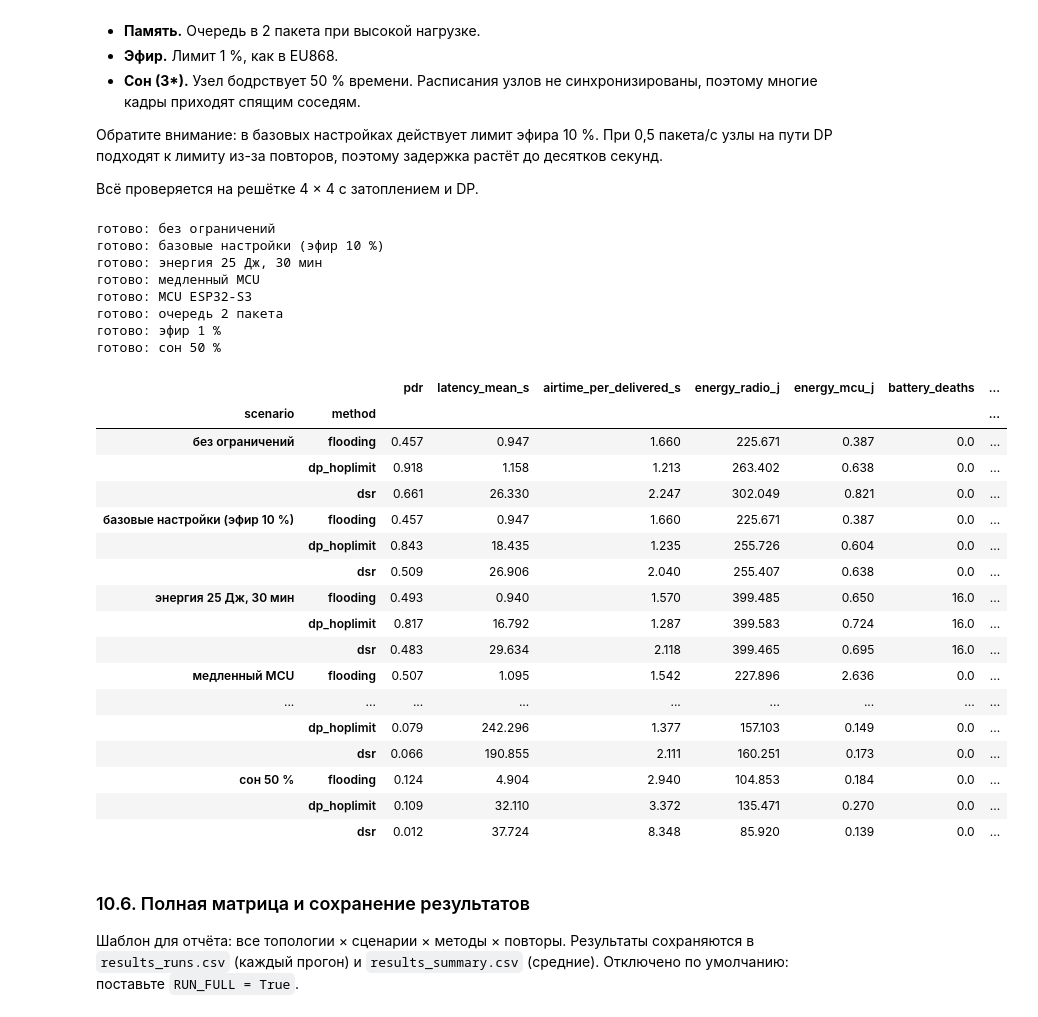
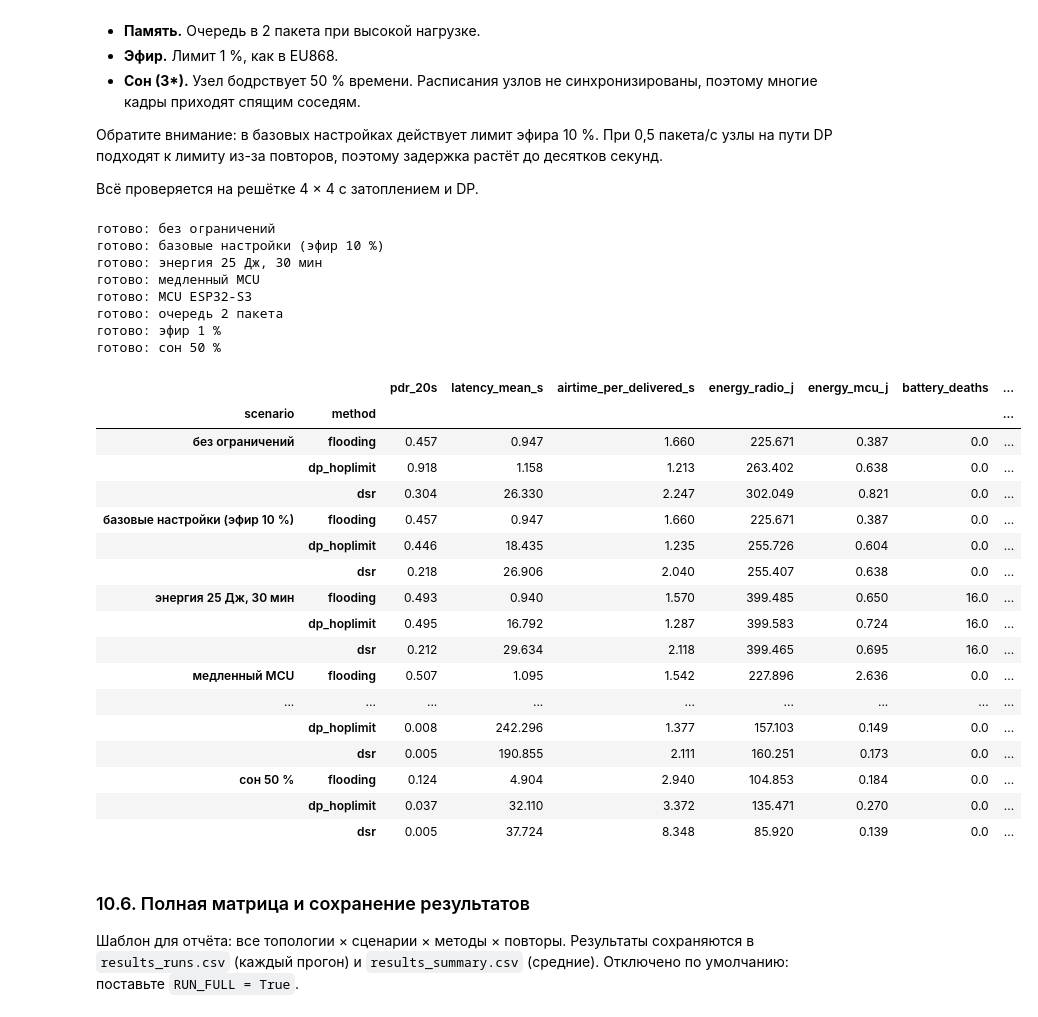
Before and after one commit to algocamp-mesh/mesh-routing-optimization, a Jupyter notebook: mesh_routing_simulation.ipynb, the cells around one changed output. Saved outputs shown, nothing was run; the diff lists cells and outputs as text; code cells hidden in the pictures.

```diff
--- a/mesh_routing_simulation.ipynb
+++ b/mesh_routing_simulation.ipynb
@@ -1874,47 +1875,47 @@ df_mob.groupby(["scenario", "method"])[fail_cols].mean().round(1)
 # %%
 base = dict(topology="grid4x4", traffic=TrafficConfig(rate_pps=0.5))
 scs_lim = [
     Scenario("без ограничений", node_cfg=NodeConfig(duty_cycle_limit=1.0), **base),
     Scenario("базовые настройки (эфир 10 %)", **base),
     Scenario("энергия 25 Дж, 30 мин", sim_time_s=1800, node_cfg=NodeConfig(battery_j=25), **base),
     Scenario("медленный MCU", node_cfg=NodeConfig(mcu=MCU_PRESETS["slow_mcu"]), **base),
     Scenario("MCU ESP32-S3", node_cfg=NodeConfig(mcu=MCU_PRESETS["ESP32-S3"]), **base),
     Scenario("очередь 2 пакета", node_cfg=NodeConfig(queue_capacity=2), **base),
     Scenario("эфир 1 %", node_cfg=NodeConfig(duty_cycle_limit=0.01), **base),
     Scenario("сон 50 %", node_cfg=NodeConfig(sleep_enabled=True, awake_fraction=0.5), **base),
 ]
 df_lim = run_matrix(scs_lim, methods=("flooding", "dp_hoplimit","dsr"), seeds=range(1, 4))
-cols = ["pdr", "latency_mean_s", "airtime_per_delivered_s", "energy_radio_j", "energy_mcu_j",
+cols = ["pdr_20s", "latency_mean_s", "airtime_per_delivered_s", "energy_radio_j", "energy_mcu_j",
         "battery_deaths", "duty_cycle_deferrals", "mcu_util_max", "mcu_waits"]
 fail_cols = [c for c in df_lim.columns if c.startswith("fail_")]
 df_lim.groupby(["scenario", "method"], sort=False)[cols + fail_cols].mean().round(3)
 # %% [output]
 готово: без ограничений
 готово: базовые настройки (эфир 10 %)
 готово: энергия 25 Дж, 30 мин
 готово: медленный MCU
 готово: MCU ESP32-S3
 готово: очередь 2 пакета
 готово: эфир 1 %
 готово: сон 50 %
-|  |  | pdr | latency_mean_s | airtime_per_delivered_s | energy_radio_j | energy_mcu_j | battery_deaths | ... |
+|  |  | pdr_20s | latency_mean_s | airtime_per_delivered_s | energy_radio_j | energy_mcu_j | battery_deaths | ... |
 | scenario | method |  |  |  |  |  |  | ... |
 | без ограничений | flooding | 0.457 | 0.947 | 1.660 | 225.671 | 0.387 | 0.0 | ... |
 |  | dp_hoplimit | 0.918 | 1.158 | 1.213 | 263.402 | 0.638 | 0.0 | ... |
-|  | dsr | 0.661 | 26.330 | 2.247 | 302.049 | 0.821 | 0.0 | ... |
+|  | dsr | 0.304 | 26.330 | 2.247 | 302.049 | 0.821 | 0.0 | ... |
 | базовые настройки (эфир 10 %) | flooding | 0.457 | 0.947 | 1.660 | 225.671 | 0.387 | 0.0 | ... |
-|  | dp_hoplimit | 0.843 | 18.435 | 1.235 | 255.726 | 0.604 | 0.0 | ... |
-|  | dsr | 0.509 | 26.906 | 2.040 | 255.407 | 0.638 | 0.0 | ... |
+|  | dp_hoplimit | 0.446 | 18.435 | 1.235 | 255.726 | 0.604 | 0.0 | ... |
+|  | dsr | 0.218 | 26.906 | 2.040 | 255.407 | 0.638 | 0.0 | ... |
 | энергия 25 Дж, 30 мин | flooding | 0.493 | 0.940 | 1.570 | 399.485 | 0.650 | 16.0 | ... |
-|  | dp_hoplimit | 0.817 | 16.792 | 1.287 | 399.583 | 0.724 | 16.0 | ... |
-|  | dsr | 0.483 | 29.634 | 2.118 | 399.465 | 0.695 | 16.0 | ... |
+|  | dp_hoplimit | 0.495 | 16.792 | 1.287 | 399.583 | 0.724 | 16.0 | ... |
+|  | dsr | 0.212 | 29.634 | 2.118 | 399.465 | 0.695 | 16.0 | ... |
 | медленный MCU | flooding | 0.507 | 1.095 | 1.542 | 227.896 | 2.636 | 0.0 | ... |
 | ... | ... | ... | ... | ... | ... | ... | ... | ... |
-|  | dp_hoplimit | 0.079 | 242.296 | 1.377 | 157.103 | 0.149 | 0.0 | ... |
-|  | dsr | 0.066 | 190.855 | 2.111 | 160.251 | 0.173 | 0.0 | ... |
+|  | dp_hoplimit | 0.008 | 242.296 | 1.377 | 157.103 | 0.149 | 0.0 | ... |
+|  | dsr | 0.005 | 190.855 | 2.111 | 160.251 | 0.173 | 0.0 | ... |
 | сон 50 % | flooding | 0.124 | 4.904 | 2.940 | 104.853 | 0.184 | 0.0 | ... |
-|  | dp_hoplimit | 0.109 | 32.110 | 3.372 | 135.471 | 0.270 | 0.0 | ... |
-|  | dsr | 0.012 | 37.724 | 8.348 | 85.920 | 0.139 | 0.0 | ... |
+|  | dp_hoplimit | 0.037 | 32.110 | 3.372 | 135.471 | 0.270 | 0.0 | ... |
+|  | dsr | 0.005 | 37.724 | 8.348 | 85.920 | 0.139 | 0.0 | ... |
 # %% [markdown]
 ### 10.6. Полная матрица и сохранение результатов
 
```
Also changed, not shown: parts of 5 cells of this notebook, 1 other file.
